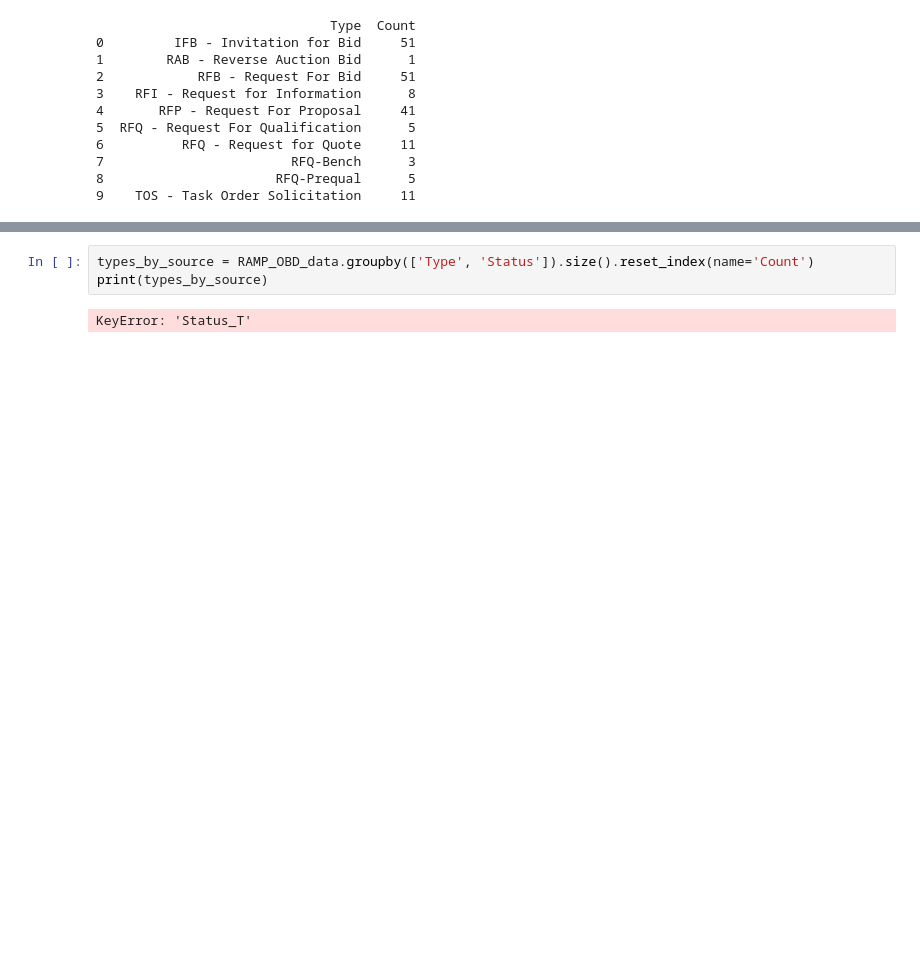
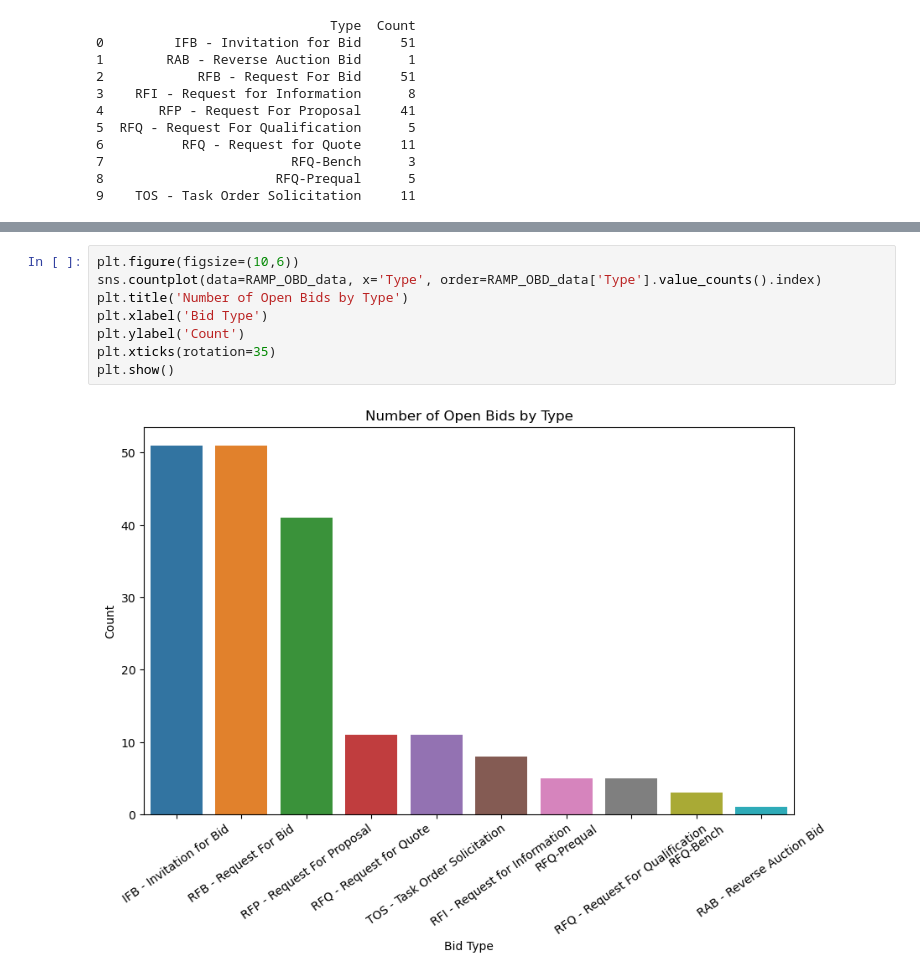
Before and after one commit to 019ochoaabraham/DPFAI, a Jupyter notebook: DFPAI.ipynb, the cells around one changed output, grey strips where cells are left out. Cells and saved outputs as stored; diff of their text form; blank space fills up the shorter version.

```diff
--- a/DFPAI.ipynb
+++ b/DFPAI.ipynb
@@ -48,5 +72,10 @@ KeyError: 'Status_type'
 # %%
-types_by_source = RAMP_OBD_data.groupby(['Type', 'Status']).size().reset_index(name='Count')
-print(types_by_source)
+plt.figure(figsize=(10,6))
+sns.countplot(data=RAMP_OBD_data, x='Type', order=RAMP_OBD_data['Type'].value_counts().index)
+plt.title('Number of Open Bids by Type')
+plt.xlabel('Bid Type')
+plt.ylabel('Count')
+plt.xticks(rotation=35)
+plt.show()
 # %% [output]
-KeyError: 'Status_T'
+[figure, added]
```
Also changed, not shown: parts of 2 cells of this notebook, 1 other file.
